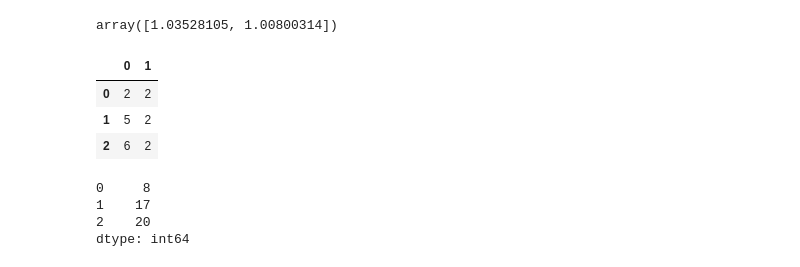
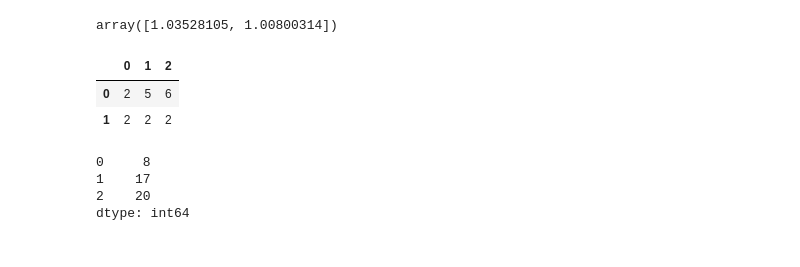
Before and after one commit to robb666/nn, a Jupyter notebook: Machine Learning With PyTorch and Scikit-Learn/practice.ipynb, the cells around one changed output. Cells and saved outputs as stored; diff of their text form; code cells hidden in the pictures.

```diff
--- a/Machine Learning With PyTorch and Scikit-Learn/practice.ipynb
+++ b/Machine Learning With PyTorch and Scikit-Learn/practice.ipynb
@@ -9,14 +9,13 @@ array([1.03528105, 1.00800314])
 # %%
 arr = [[2, 5, 6],
        [2, 2, 2]]
 errors = [3, 1]
 X1 = pd.DataFrame(arr)
-X1.T
+X1
 # %% [output]
-|  | 0 | 1 |
-| 0 | 2 | 2 |
-| 1 | 5 | 2 |
-| 2 | 6 | 2 |
+|  | 0 | 1 | 2 |
+| 0 | 2 | 5 | 6 |
+| 1 | 2 | 2 | 2 |
 # %%
 X1.T.dot(errors)
 # %% [output]
```
Also changed, not shown: parts of 2 cells of this notebook, 1 other file.
